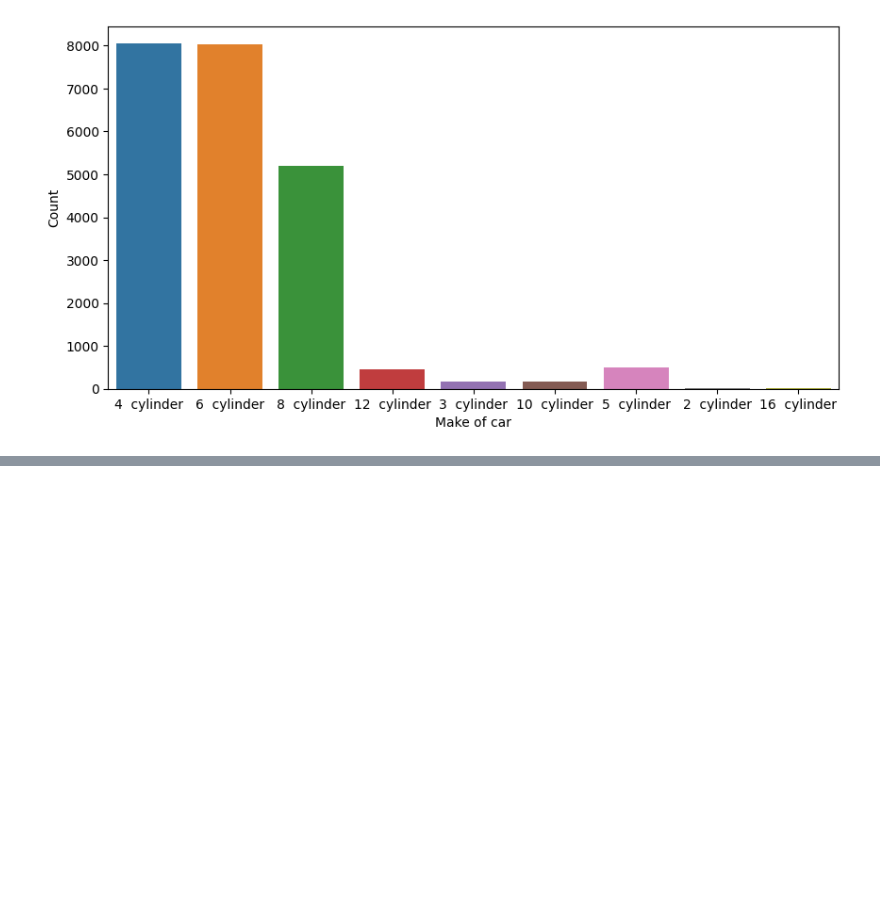
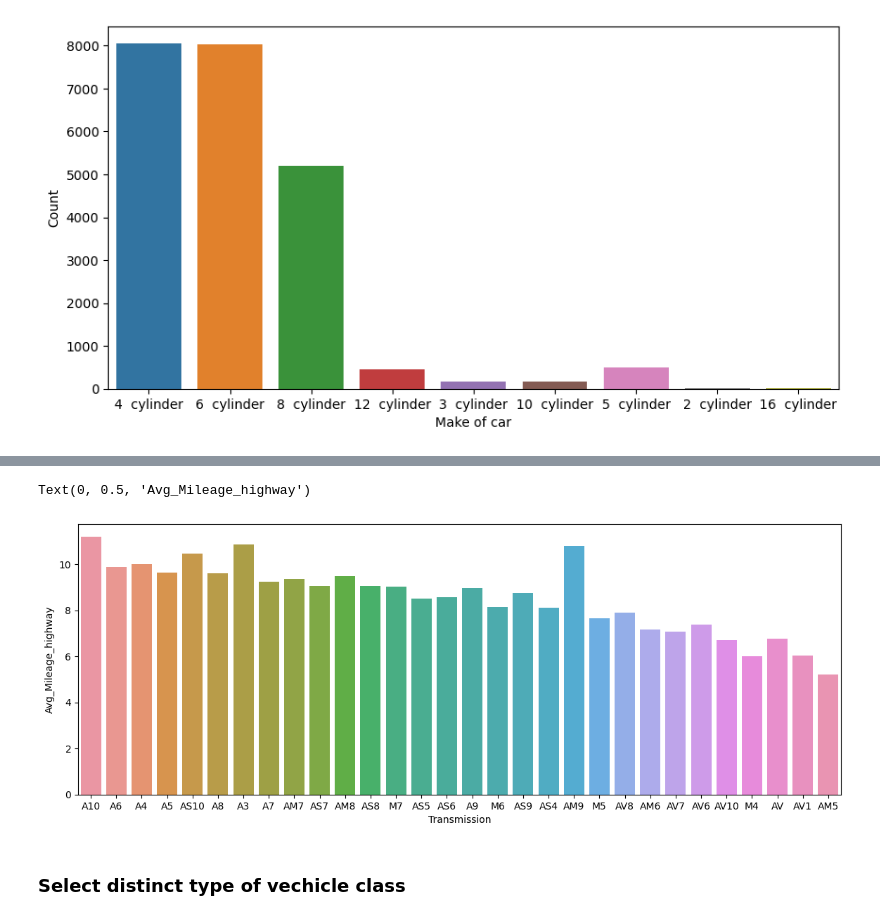
Before and after one commit to pup98/Data-Storytelling-SQL-, a Jupyter notebook: sql_analysis.ipynb, the cells around one changed output, grey strips where cells are left out. Saved outputs shown, nothing was run; the diff lists cells and outputs as text; code cells hidden in the pictures; blank space fills up the shorter version.

```diff
--- a/sql_analysis.ipynb
+++ b/sql_analysis.ipynb
@@ -246,0 +410,12 @@ Text(0, 0.5, 'Count')
+# %%
+plt.figure(figsize=(14,5))
+plot = sns.barplot(x=df['Transmission'],y=df['Avg_Mileage_highway'], data=df)
+plot.set_xlabel("Transmission")
+plot.set_ylabel("Avg_Mileage_highway")
+
+# Fully automatic cars consume a lot of fuel
+# %% [output]
+Text(0, 0.5, 'Avg_Mileage_highway')
+[figure, added]
+# %% [markdown]
+### Select distinct type of vechicle class
```
Also changed, not shown: parts of 29 cells of this notebook.
